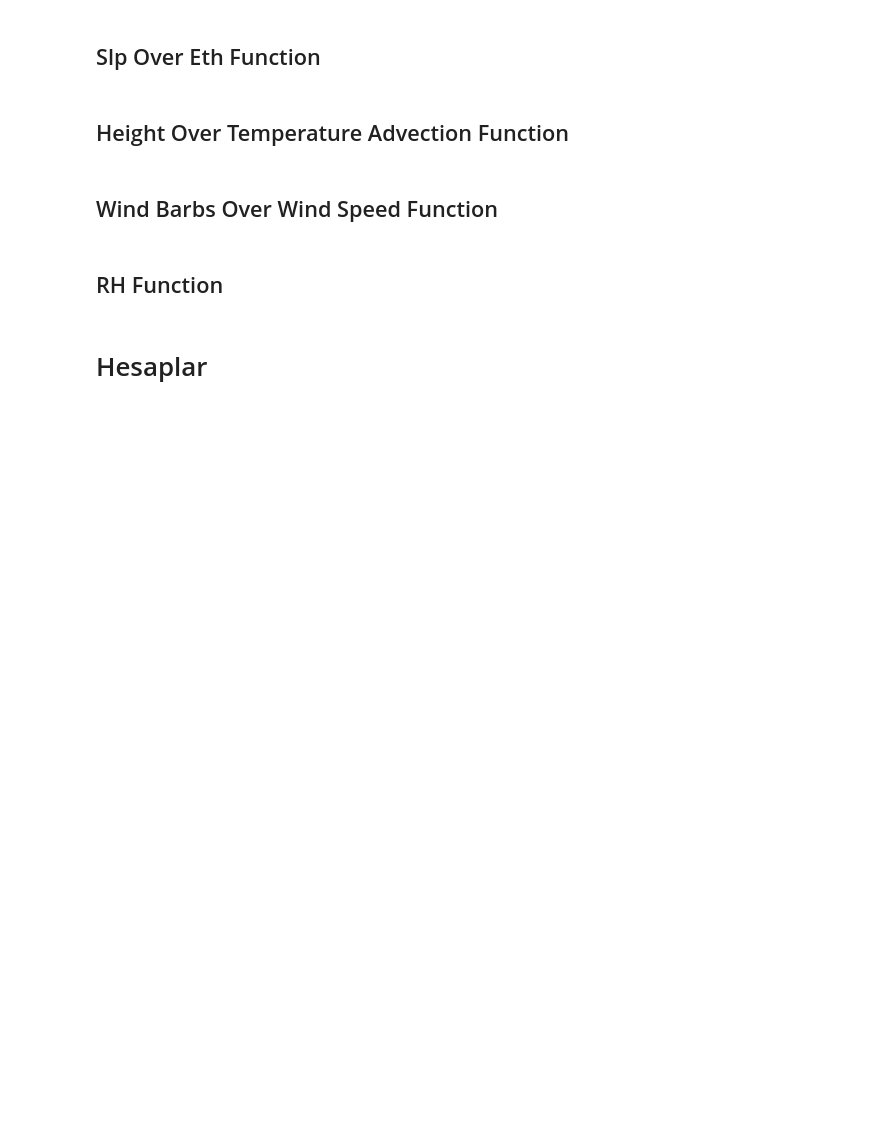
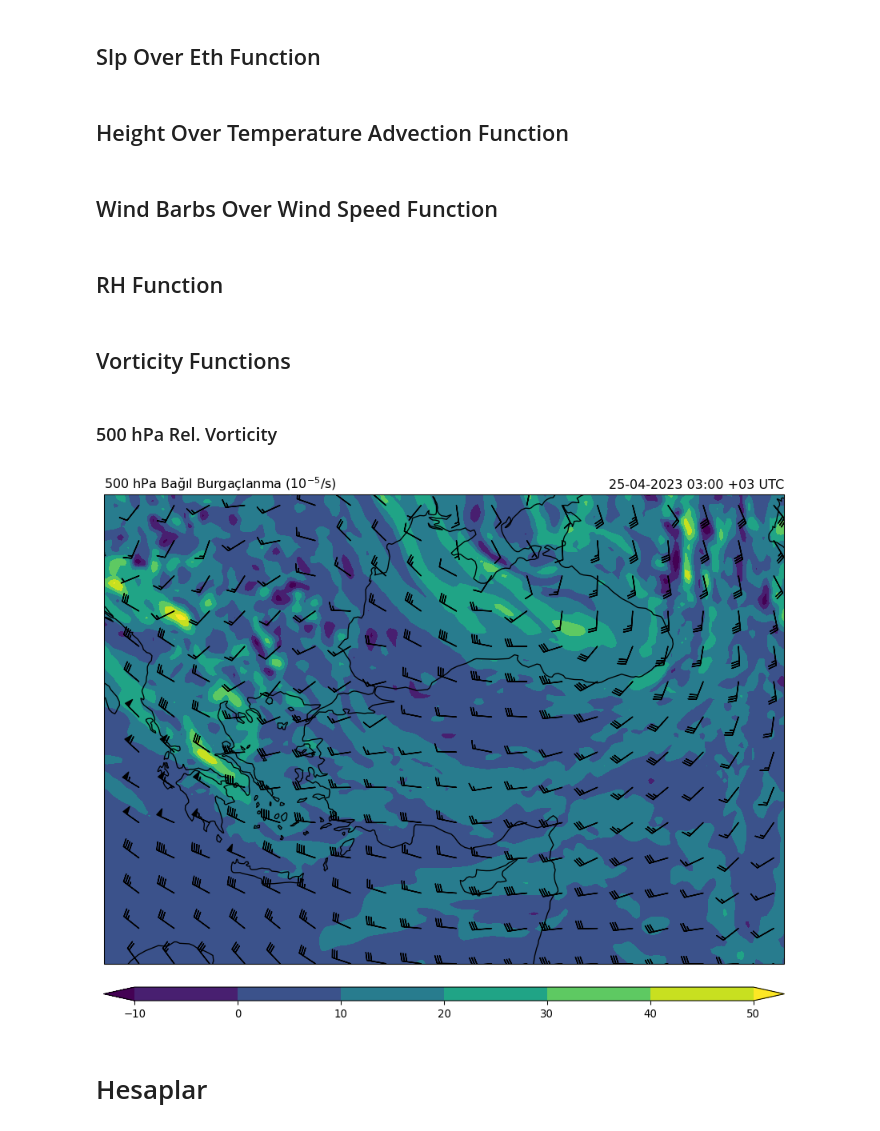
Before and after one commit to gkbrkgrr/modelleme, a Jupyter notebook: wrfout_plots.ipynb, the cells around one changed output. Saved outputs shown, nothing was run; the diff lists cells and outputs as text; code cells hidden in the pictures; blank space fills up the shorter version.

```diff
--- a/wrfout_plots.ipynb
+++ b/wrfout_plots.ipynb
@@ -192,6 +194,21 @@ def plot_rh700(data, timestep):
     plotter.add_contourf(data[timestep], levels=[60, 75, 90, 100], extend="max")
     plotter.add_colorbar()
     plotter.add_timestamp(times[timestep])
+# %% [markdown]
+## Vorticity Functions
+# %% [markdown]
+### 500 hPa Rel. Vorticity
+# %%
+def plot_relvo500(data, u, v, timestep, gap):
+    plotter = MapPlotter(lons, lats, cproj, title="500 hPa Bağıl Burgaçlanma ($10^{-5}$/s)")
+    plotter.add_contourf(data[timestep])
+    plotter.add_wind_barbs(u=u[timestep][3], v=v[timestep][3], gap=gap)
+    plotter.add_colorbar()
+    plotter.add_timestamp(time=times[timestep])
+# %%
+plot_relvo500(rvo_500, u_levels, v_levels, 0, 10)
+# %% [output]
+[figure, added]
 # %% [markdown]
 # Hesaplar
 # %%
```
Also changed, not shown: parts of 21 cells of this notebook.
